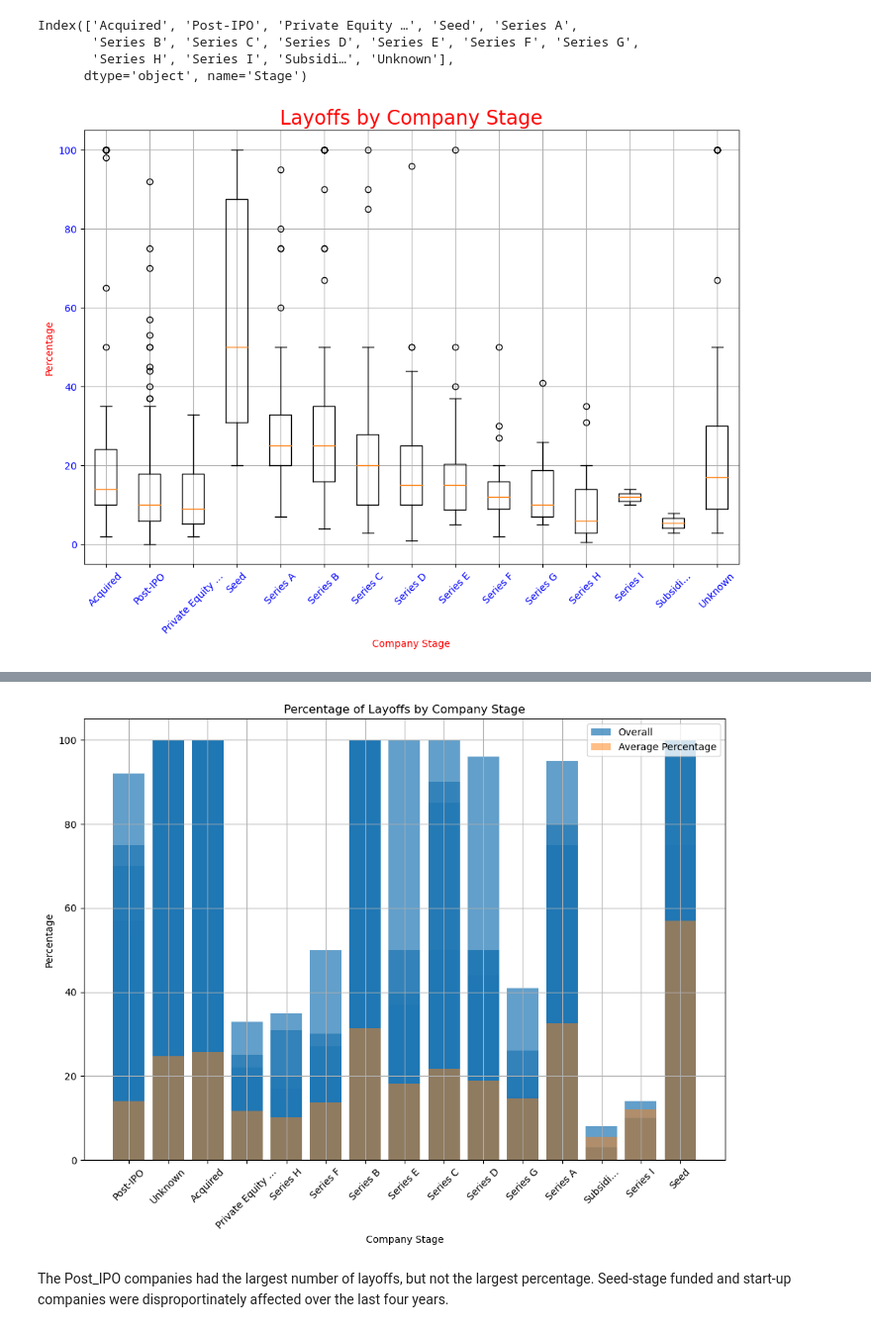
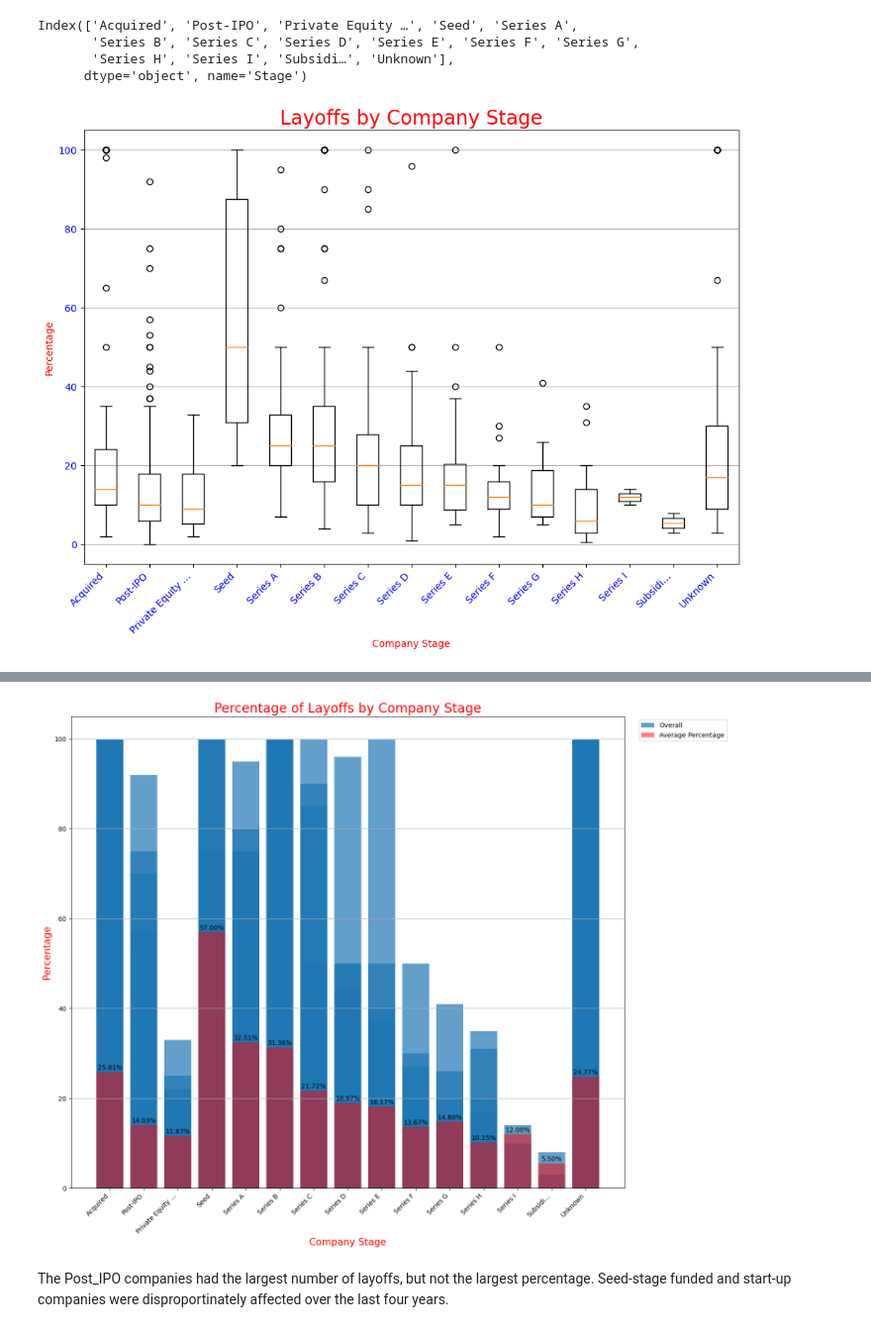
Before and after one commit to cschneggenburger/group-2-project-1, a Jupyter notebook: Big_Tech_Layoffs_Sandy.ipynb, the cells around one changed output, grey strips where cells are left out. Shown: that part at 99% size. Saved outputs shown, nothing was run; the diff lists cells and outputs as text; code cells hidden in the pictures.

Commit message:
Added to visuals

```diff
--- a/Big_Tech_Layoffs_Sandy.ipynb
+++ b/Big_Tech_Layoffs_Sandy.ipynb
@@ -271,15 +277,15 @@ Index(['Acquired', 'Post-IPO', 'Private Equity …', 'Seed', 'Series A',
 plt.figure (figsize=(12, 8))
 plt.boxplot([df_a[df_a['Stage'] == stage]['Percentage'] for stage in stage_count_df.index], labels=stage_count_df.index)
 plt.xlabel('Company Stage', color = 'red')
-plt.xticks(rotation=45)
+plt.xticks(rotation=45, ha = 'right')
 plt.xticks(color='blue')
 plt.ylabel('Percentage', color = 'red')
 plt.yticks(color='blue')
-plt.grid(True)
+plt.grid(axis = 'y')
 plt.title('Layoffs by Company Stage', color = 'red', fontsize = 20)
 plt.show()
 # %% [output]
-[figure, old version]
+[figure, new version]
 # %%
 # Group data by company stage and calculate the average percentage of layoffs
 
@@ -305,20 +311,26 @@ Unknown             24.773040
 Name: Percentage, dtype: float64
 # %%
 # Show the average percentage of layoffs by company stage using a bar chart
+df_sorted = df_a.sort_values(by='Stage')
 
-plt.figure(figsize=(10, 8))
-plt.bar(df_a['Stage'], df_a['Percentage'], alpha=0.7, label='Overall')
-average_percentage_by_stage = df_a.groupby('Stage')['Percentage'].mean()
-plt.bar(average_percentage_by_stage.index, average_percentage_by_stage.values, alpha=0.5, label='Average Percentage')
-plt.xlabel('Company Stage')
-plt.ylabel('Percentage')
-plt.xticks(rotation=45)
-plt.title('Percentage of Layoffs by Company Stage')
-plt.grid(True)
-plt.legend()
+bar_width = 0.35
+
+plt.figure(figsize=(15, 12))
+plt.bar(df_sorted['Stage'], df_sorted['Percentage'], alpha=0.7, label='Overall')
+average_percentage_by_stage = df_sorted.groupby('Stage')['Percentage'].mean()
+plt.bar(average_percentage_by_stage.index, average_percentage_by_stage.values, alpha=0.5, label='Average Percentage', color = 'red')
+for i, value in enumerate(average_percentage_by_stage.values):
+    plt.text(i, value + 0.5, f'{value:.2f}%', ha='center', color='black')
+
+plt.xlabel('Company Stage', color = 'red', fontsize = 15)
+plt.ylabel('Percentage', color = 'red', fontsize = 15)
+plt.xticks(rotation=45, ha='right')
+plt.title('Percentage of Layoffs by Company Stage', color = 'red', fontsize = 20)
+plt.grid(axis='y')
+plt.legend(loc = 'upper left', bbox_to_anchor = (1.02, 1))
 plt.tight_layout()
 plt.show()
 # %% [output]
-[figure, old version]
+[figure, new version]
 # %% [markdown]
 The Post_IPO companies had the largest number of layoffs, but not the largest percentage. Seed-stage funded and start-up companies were disproportinately affected over the last four years.
```
Also changed, not shown: parts of 1 cell of this notebook.
